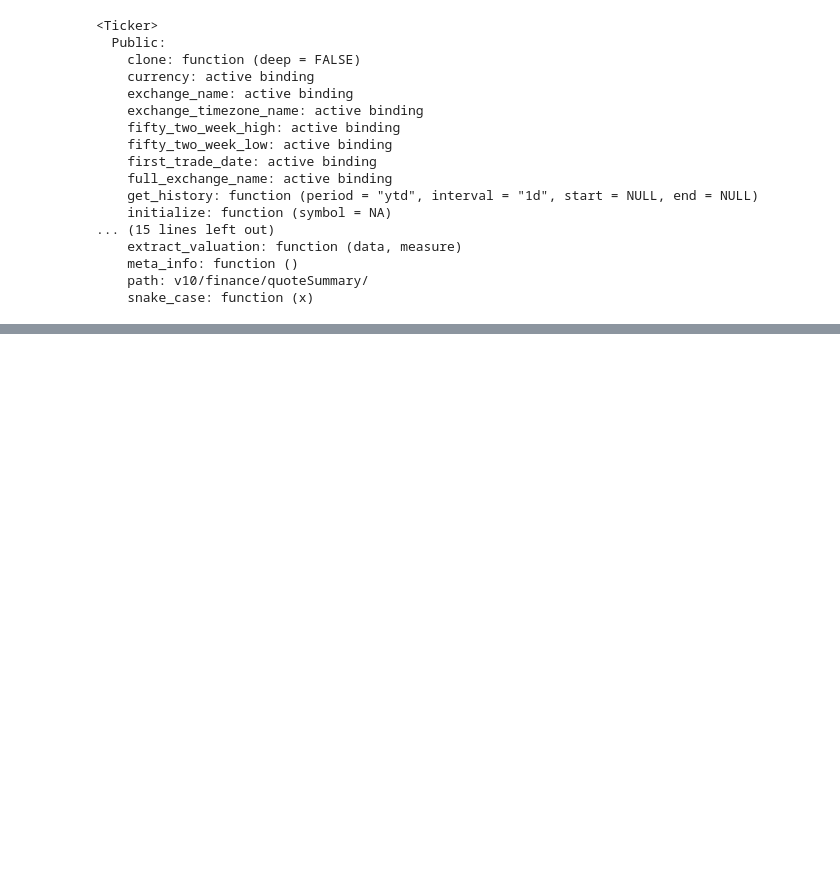
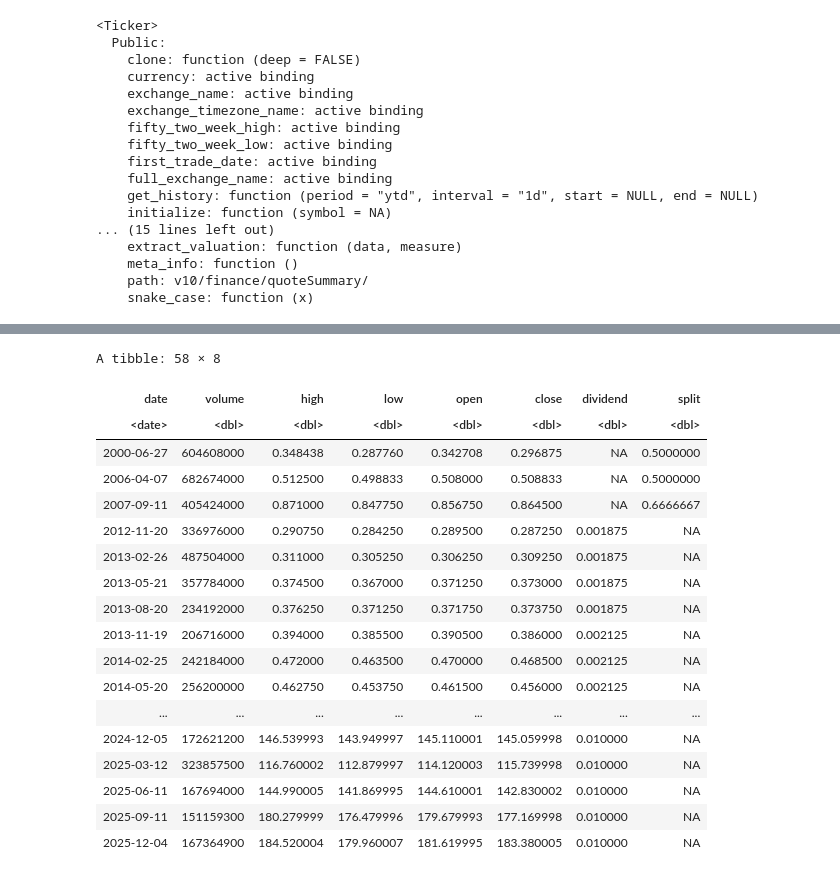
Before and after one commit to tros01/ibm_data_analyst, a Jupyter notebook: r_m5_financial series_project.ipynb, the cells around one changed output, grey strips where cells are left out. Saved outputs shown, nothing was run; the diff lists cells and outputs as text; code cells hidden in the pictures; blank space fills up the shorter version.

```diff
--- a/r_m5_financial series_project.ipynb
+++ b/r_m5_financial series_project.ipynb
@@ -75,0 +109,23 @@ A data.frame: 6 × 7
+# %%
+nvidia_df |>
+    filter(!is.na(dividend) | !is.na(split))
+# %% [output]
+A tibble: 58 × 8
+| date | volume | high | low | open | close | dividend | split |
+| <date> | <dbl> | <dbl> | <dbl> | <dbl> | <dbl> | <dbl> | <dbl> |
+| 2000-06-27 | 604608000 | 0.348438 | 0.287760 | 0.342708 | 0.296875 | NA | 0.5000000 |
+| 2006-04-07 | 682674000 | 0.512500 | 0.498833 | 0.508000 | 0.508833 | NA | 0.5000000 |
+| 2007-09-11 | 405424000 | 0.871000 | 0.847750 | 0.856750 | 0.864500 | NA | 0.6666667 |
+| 2012-11-20 | 336976000 | 0.290750 | 0.284250 | 0.289500 | 0.287250 | 0.001875 | NA |
+| 2013-02-26 | 487504000 | 0.311000 | 0.305250 | 0.306250 | 0.309250 | 0.001875 | NA |
+| 2013-05-21 | 357784000 | 0.374500 | 0.367000 | 0.371250 | 0.373000 | 0.001875 | NA |
+| 2013-08-20 | 234192000 | 0.376250 | 0.371250 | 0.371750 | 0.373750 | 0.001875 | NA |
+| 2013-11-19 | 206716000 | 0.394000 | 0.385500 | 0.390500 | 0.386000 | 0.002125 | NA |
+| 2014-02-25 | 242184000 | 0.472000 | 0.463500 | 0.470000 | 0.468500 | 0.002125 | NA |
+| 2014-05-20 | 256200000 | 0.462750 | 0.453750 | 0.461500 | 0.456000 | 0.002125 | NA |
+| ... | ... | ... | ... | ... | ... | ... | ... |
+| 2024-12-05 | 172621200 | 146.539993 | 143.949997 | 145.110001 | 145.059998 | 0.010000 | NA |
+| 2025-03-12 | 323857500 | 116.760002 | 112.879997 | 114.120003 | 115.739998 | 0.010000 | NA |
+| 2025-06-11 | 167694000 | 144.990005 | 141.869995 | 144.610001 | 142.830002 | 0.010000 | NA |
+| 2025-09-11 | 151159300 | 180.279999 | 176.479996 | 179.679993 | 177.169998 | 0.010000 | NA |
+| 2025-12-04 | 167364900 | 184.520004 | 179.960007 | 181.619995 | 183.380005 | 0.010000 | NA |
```
Also changed, not shown: parts of 9 cells of this notebook.
